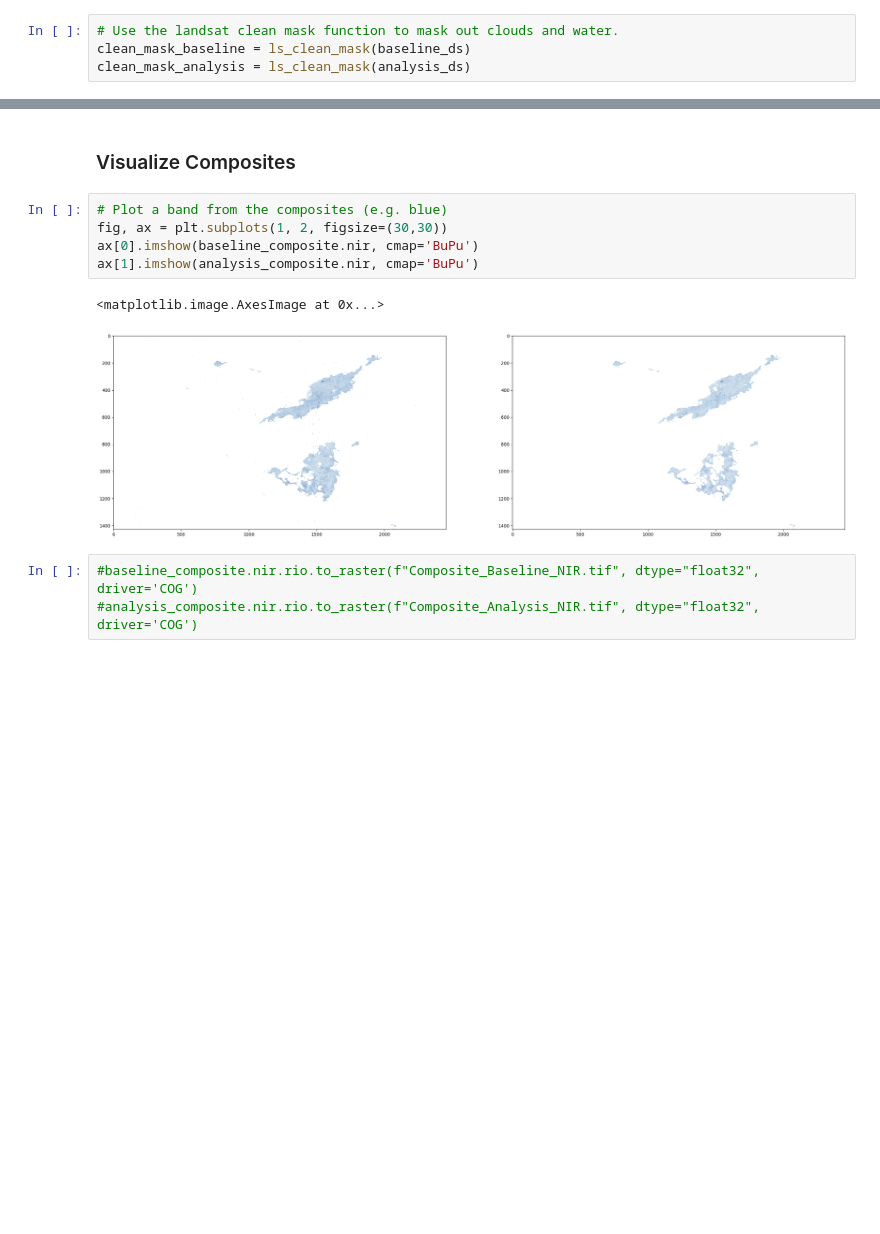
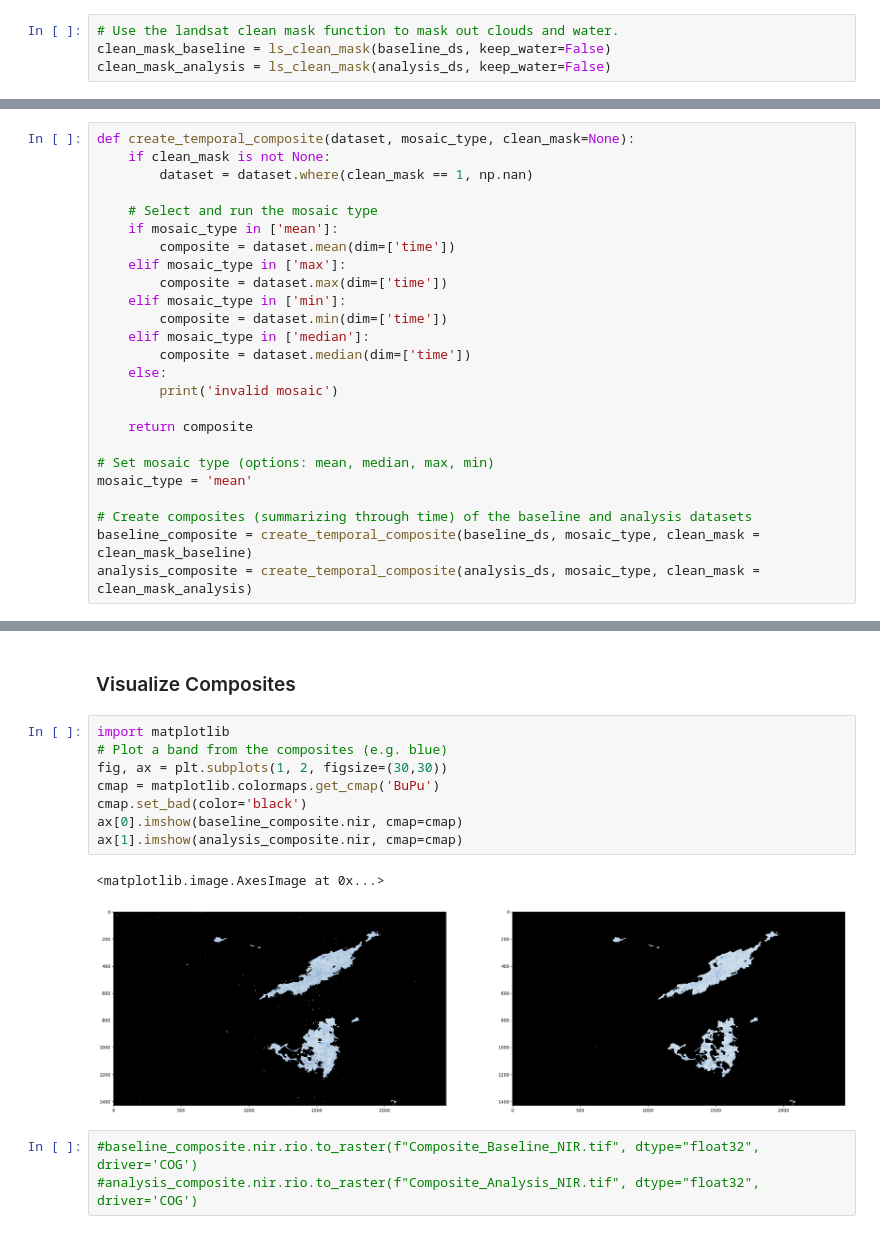
Before and after one commit to sabinenix/odc-hub, a Jupyter notebook: todeploy/nodatacube/VegetationChange_2.ipynb, the cells around one changed output, grey strips where cells are left out. Drawn from its saved outputs; the diff is of its cells as text; blank space fills up the shorter version.

```diff
--- a/todeploy/nodatacube/VegetationChange_2.ipynb
+++ b/todeploy/nodatacube/VegetationChange_2.ipynb
@@ -176,5 +176,5 @@ Data variables:
 Mask out clouds and water to look only at land.
 # %%
 # Use the landsat clean mask function to mask out clouds and water.
-clean_mask_baseline = ls_clean_mask(baseline_ds)
-clean_mask_analysis = ls_clean_mask(analysis_ds)
+clean_mask_baseline = ls_clean_mask(baseline_ds, keep_water=False)
+clean_mask_analysis = ls_clean_mask(analysis_ds, keep_water=False)
@@ -202,0 +203,25 @@ analysis_composite = create_median_mosaic(analysis_ds, clean_mask=clean_mask_ana
+# %%
+def create_temporal_composite(dataset, mosaic_type, clean_mask=None):
+    if clean_mask is not None:
+        dataset = dataset.where(clean_mask == 1, np.nan)
+
+    # Select and run the mosaic type
+    if mosaic_type in ['mean']:
+        composite = dataset.mean(dim=['time'])
+    elif mosaic_type in ['max']:
+        composite = dataset.max(dim=['time'])
+    elif mosaic_type in ['min']:
+        composite = dataset.min(dim=['time'])
+    elif mosaic_type in ['median']:
+        composite = dataset.median(dim=['time'])
+    else:
+        print('invalid mosaic')
+
+    return composite
+
+# Set mosaic type (options: mean, median, max, min)
+mosaic_type = 'mean'
+
+# Create composites (summarizing through time) of the baseline and analysis datasets
+baseline_composite = create_temporal_composite(baseline_ds, mosaic_type, clean_mask = clean_mask_baseline)
+analysis_composite = create_temporal_composite(analysis_ds, mosaic_type, clean_mask = clean_mask_analysis)
@@ -203,13 +241,16 @@ analysis_composite = create_median_mosaic(analysis_ds, clean_mask=clean_mask_ana
 # %% [markdown]
 ### Visualize Composites
 # %%
+import matplotlib
 # Plot a band from the composites (e.g. blue)
 fig, ax = plt.subplots(1, 2, figsize=(30,30))
-ax[0].imshow(baseline_composite.nir, cmap='BuPu')
-ax[1].imshow(analysis_composite.nir, cmap='BuPu')
+cmap = matplotlib.colormaps.get_cmap('BuPu')
+cmap.set_bad(color='black')
+ax[0].imshow(baseline_composite.nir, cmap=cmap)
+ax[1].imshow(analysis_composite.nir, cmap=cmap)
 # %% [output]
 <matplotlib.image.AxesImage at 0x...>
-[figure, old version]
+[figure, new version]
 # %%
 #baseline_composite.nir.rio.to_raster(f"Composite_Baseline_NIR.tif", dtype="float32", driver='COG')
 #analysis_composite.nir.rio.to_raster(f"Composite_Analysis_NIR.tif", dtype="float32", driver='COG')
```
Also changed, not shown: parts of 12 cells of this notebook, 5 other files.
